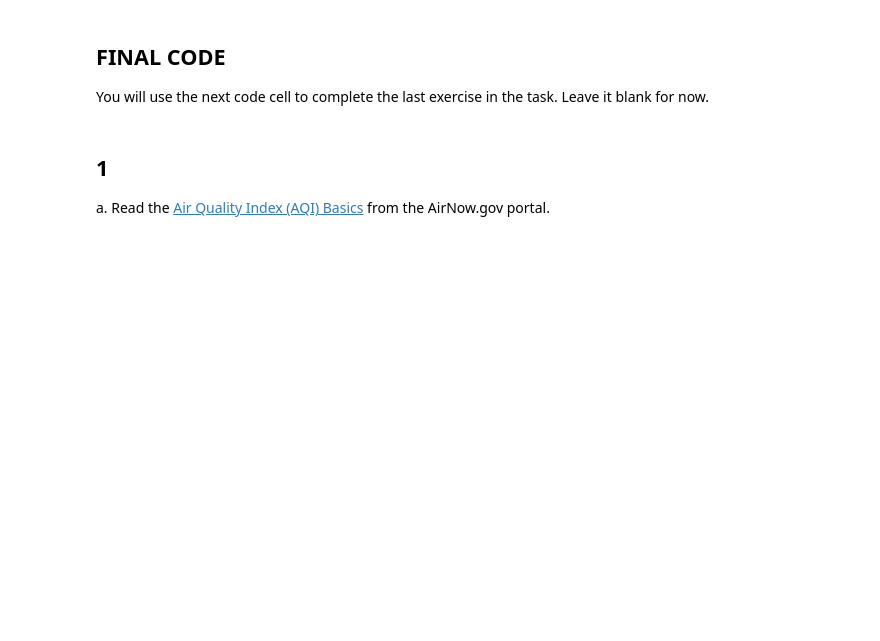
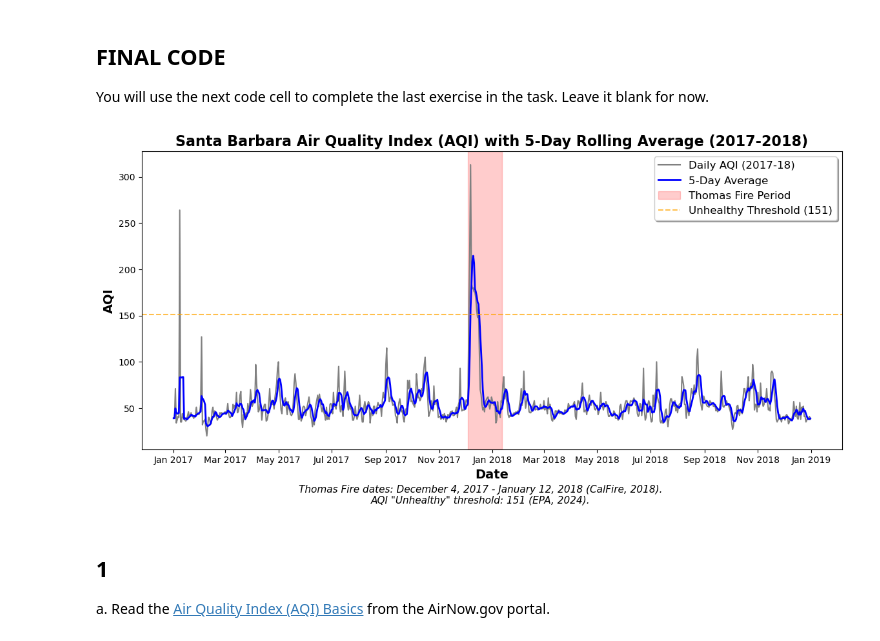
Before and after one commit to rellimylime/eds220-hwk2, a Jupyter notebook: task3/hwk2-task3-aqi.ipynb, the cells around one changed output. Cells and saved outputs as stored; diff of their text form; code cells hidden in the pictures; blank space fills up the shorter version.

```diff
--- a/task3/hwk2-task3-aqi.ipynb
+++ b/task3/hwk2-task3-aqi.ipynb
@@ -31,6 +31,58 @@ In this task you will use [Air Quality Index (AQI)](https://www.airnow.gov/aqi/a
 ## FINAL CODE
 
 You will use the next code cell to complete the last exercise in the task. Leave it blank for now.
+# %%
+# Import necessary libraries
+import pandas as pd
+import matplotlib.pyplot as plt
+import matplotlib.dates as mdates
+
+# Read and combine data
+aqi_17 = pd.read_csv('https://aqs.epa.gov/aqsweb/airdata/daily_aqi_by_county_2017.zip', compression = 'zip')
+aqi_18 = pd.read_csv('https://aqs.epa.gov/aqsweb/airdata/daily_aqi_by_county_2018.zip', compression = 'zip')
+aqi = pd.concat([aqi_17, aqi_18])
+
+# Clean column names
+aqi.columns = aqi.columns.str.lower().str.replace(' ', '_')
+
+# Filter, select columns, convert date, and set index
+aqi_sb = (aqi[aqi['county_name'] == "Santa Barbara"]
+          [['date', 'aqi', 'category', 'defining_parameter', 'defining_site', 'number_of_sites_reporting']])
+aqi_sb['date'] = pd.to_datetime(aqi_sb['date'])
+aqi_sb = aqi_sb.set_index('date')
+
+# Calculate 5-day rolling average
+aqi_sb['five_day_average'] = aqi_sb['aqi'].rolling("5D").mean()
+
+# Create figure and axis
+fig, ax = plt.subplots(figsize = (14, 6))
+
+# Plot data
+ax.plot(aqi_sb.index, aqi_sb['aqi'], label = "Daily AQI (2017-18)", color = 'gray', linewidth = 1.5)
+ax.plot(aqi_sb.index, aqi_sb['five_day_average'], label = '5-Day Average', color = "blue", linewidth = 2)
+ax.axvspan(pd.to_datetime('2017-12-04'), pd.to_datetime('2018-01-12'),
+           alpha = 0.2, color = 'red', label = 'Thomas Fire Period')
+ax.axhline(y = 151, color = 'orange', linestyle = '--', linewidth = 1.5,
+           alpha = 0.7, label = 'Unhealthy Threshold (151)')
+
+# Add x label formating
+ax.xaxis.set_major_formatter(mdates.DateFormatter('%b %Y'))
+ax.xaxis.set_major_locator(mdates.MonthLocator(interval = 2))
+
+# Add title, axis labels, and legend
+ax.set_title('Santa Barbara Air Quality Index (AQI) with 5-Day Rolling Average (2017-2018)',
+             fontsize = 16, fontweight = 'bold')
+ax.set_xlabel('Date', fontsize = 14, fontweight = 'bold')
+ax.set_ylabel('AQI', fontsize = 14, fontweight = 'bold')
+ax.legend(loc = 'upper right', frameon = True, shadow = True, fontsize = 12)
+fig.text(0.5, -0.03,
+         'Thomas Fire dates: December 4, 2017 - January 12, 2018 (CalFire, 2018).\n'
+         'AQI "Unhealthy" threshold: 151 (EPA, 2024).',
+         ha = 'center', fontsize = 11, style = 'italic')
+# Display polt
+plt.show()
+# %% [output]
+[figure, added]
 # %% [markdown]
 ## 1
 
```
Also changed, not shown: parts of 7 cells of this notebook, 1 other file.
